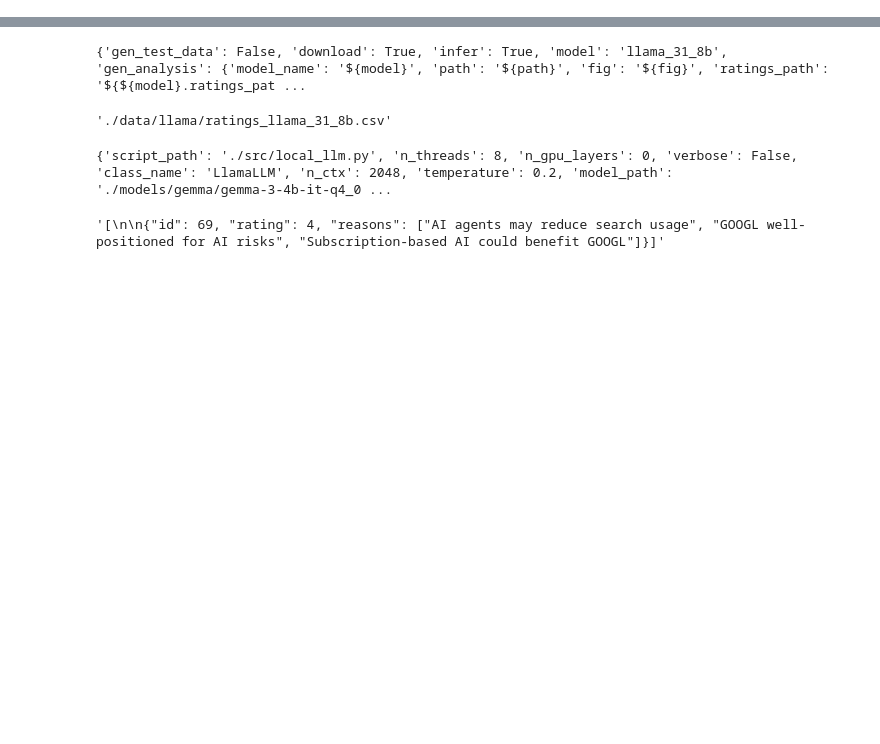
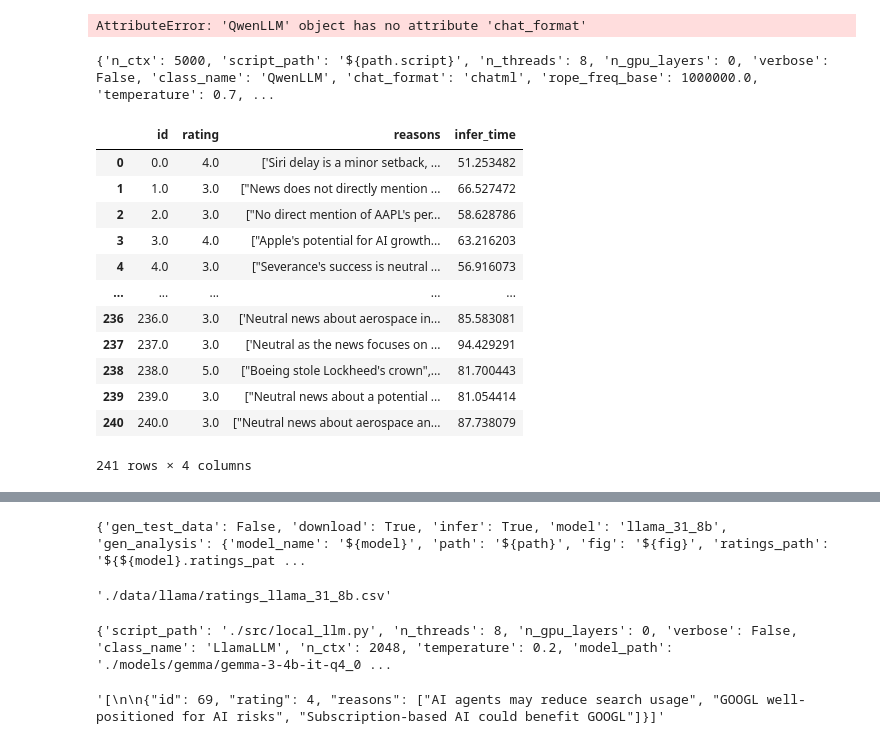
Before and after one commit to CKAbundant/localllm, a Jupyter notebook: test.ipynb, the cells around one changed output, grey strips where cells are left out. Saved outputs shown, nothing was run; the diff lists cells and outputs as text; code cells hidden in the pictures; blank space fills up the shorter version.

```diff
--- a/test.ipynb
+++ b/test.ipynb
@@ -20,0 +19,27 @@ The autoreload extension is already loaded. To reload it, use:
+# %%
+llm = QwenLLM("./models/qwen/Qwen3-8B.Q4_K_M.gguf")
+llm
+# %% [output]
+AttributeError: 'QwenLLM' object has no attribute 'chat_format'
+# %%
+cfg = utils.load_config()
+cfg.qwen_3_8b_q4_km.infer
+# %% [output]
+{'n_ctx': 5000, 'script_path': '${path.script}', 'n_threads': 8, 'n_gpu_layers': 0, 'verbose': False, 'class_name': 'QwenLLM', 'chat_format': 'chatml', 'rope_freq_base': 1000000.0, 'temperature': 0.7, ...
+# %%
+a = pd.read_csv("./data/llama/llama_31_8b.csv")
+a
+# %% [output]
+|  | id | rating | reasons | infer_time |
+| 0 | 0.0 | 4.0 | ['Siri delay is a minor setback, ... | 51.253482 |
+| 1 | 1.0 | 3.0 | ["News does not directly mention ... | 66.527472 |
+| 2 | 2.0 | 3.0 | ["No direct mention of AAPL's per... | 58.628786 |
+| 3 | 3.0 | 4.0 | ["Apple's potential for AI growth... | 63.216203 |
+| 4 | 4.0 | 3.0 | ["Severance's success is neutral ... | 56.916073 |
+| ... | ... | ... | ... | ... |
+| 236 | 236.0 | 3.0 | ['Neutral news about aerospace in... | 85.583081 |
+| 237 | 237.0 | 3.0 | ['Neutral as the news focuses on ... | 94.429291 |
+| 238 | 238.0 | 5.0 | ["Boeing stole Lockheed's crown",... | 81.700443 |
+| 239 | 239.0 | 3.0 | ["Neutral news about a potential ... | 81.054414 |
+| 240 | 240.0 | 3.0 | ["Neutral news about aerospace an... | 87.738079 |
+241 rows × 4 columns
```
Also changed, not shown: parts of 3 cells of this notebook, 4 other files.
